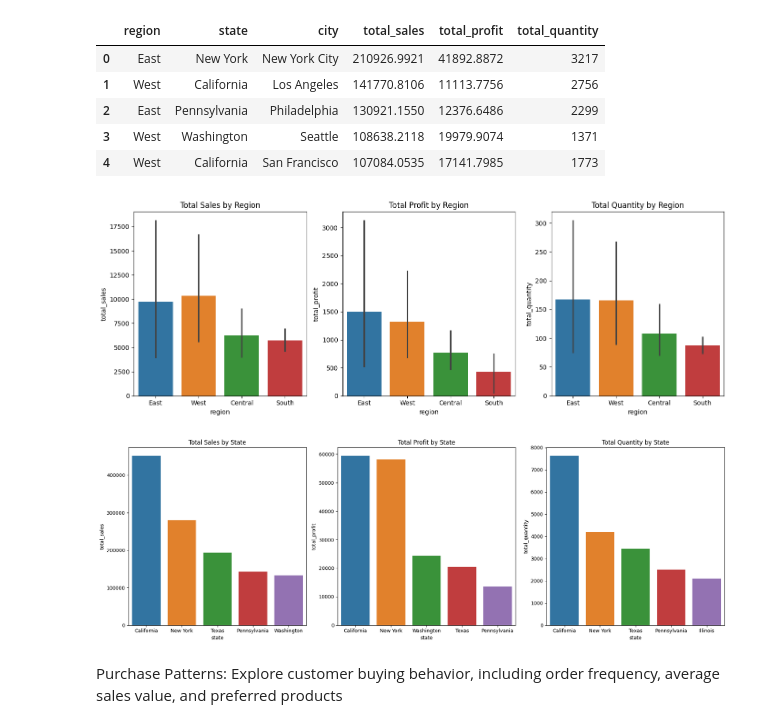
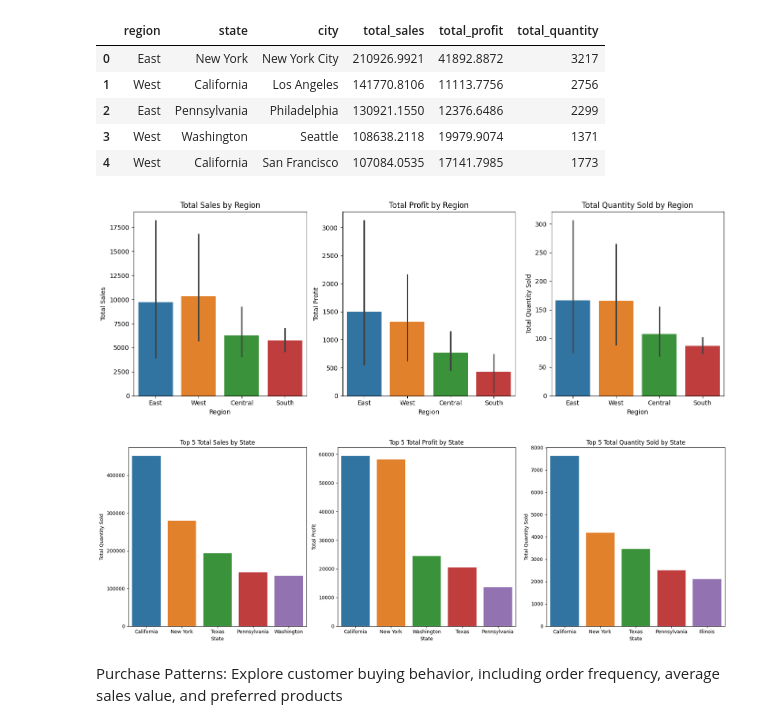
Before and after one commit to markcelemen/sales-performance-dashboard, a Jupyter notebook: eda.ipynb, the cells around one changed output. Saved outputs shown, nothing was run; the diff lists cells and outputs as text; code cells hidden in the pictures.

```diff
--- a/eda.ipynb
+++ b/eda.ipynb
@@ -211,39 +211,54 @@ fig, axes = plt.subplots(1,3, figsize=(14,5))
 
 sns.barplot(ax=axes[0], data=df, x='region', y='total_sales', hue='region', legend=False)
 axes[0].set_title('Total Sales by Region')
+axes[0].set_xlabel('Region')
+axes[0].set_ylabel('Total Sales')
 
 sns.barplot(ax=axes[1], data=df, x='region', y='total_profit', hue='region', legend=False)
 axes[1].set_title('Total Profit by Region')
+axes[1].set_xlabel('Region')
+axes[1].set_ylabel('Total Profit')
 
 sns.barplot(ax=axes[2], data=df, x='region', y='total_quantity', hue='region', legend=False)
-axes[2].set_title('Total Quantity by Region')
+axes[2].set_title('Total Quantity Sold by Region')
+axes[2].set_xlabel('Region')
+axes[2].set_ylabel('Total Quantity Sold')
+
 plt.tight_layout()
 plt.show()
 # %% [output]
-[figure, old version]
+[figure, new version]
 # %%
 fig, axes = plt.subplots(1,3, figsize=(18,6))
 
 sales_df['total_sales'] = pd.to_numeric(sales_df['total_sales'], errors='coerce')
 profit_df['total_profit'] = pd.to_numeric(profit_df['total_profit'], errors='coerce')
 quantity_df['total_quantity'] = pd.to_numeric(quantity_df['total_quantity'], errors='coerce')
 
 top_sales_df = sales_df.sort_values(by='total_sales', ascending=False).head(5)
 top_profit_df = profit_df.sort_values(by='total_profit', ascending=False).head(5)
 top_quantity_df = quantity_df.sort_values(by='total_quantity', ascending=False).head(5)
 
 sns.barplot(ax=axes[0], data=top_sales_df, x='state', y='total_sales', hue='state', legend=False)
-axes[0].set_title('Total Sales by State')
+axes[0].set_title('Top 5 Total Sales by State')
+axes[0].set_xlabel('State')
+axes[0].set_ylabel('Total Quantity Sold')
 
 sns.barplot(ax=axes[1], data=top_profit_df, x='state', y='total_profit', hue='state', legend=False)
-axes[1].set_title('Total Profit by State')
+axes[1].set_title('Top 5 Total Profit by State')
+axes[1].set_xlabel('State')
+axes[1].set_ylabel('Total Profit')
 
 sns.barplot(ax=axes[2], data=top_quantity_df, x='state', y='total_quantity', hue='state', legend=False)
-axes[2].set_title('Total Quantity by State')
+axes[2].set_title('Top 5 Total Quantity Sold by State')
+axes[2].set_xlabel('State')
+axes[2].set_ylabel('Total Quantity Sold')
+
+
 plt.tight_layout()
 plt.show()
 # %% [output]
-[figure, old version]
+[figure, new version]
 # %% [markdown]
 Purchase Patterns: Explore customer buying behavior, including order frequency, average sales value, and preferred products
 # %%
```
Also changed, not shown: parts of 5 cells of this notebook.
